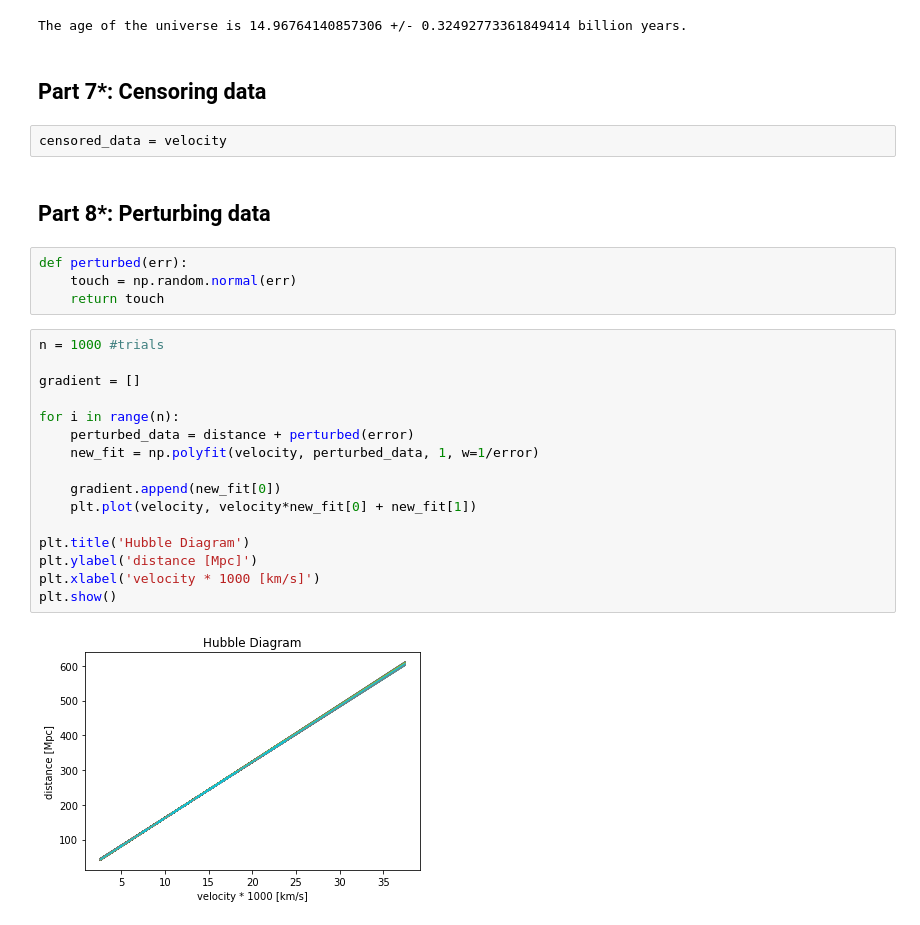
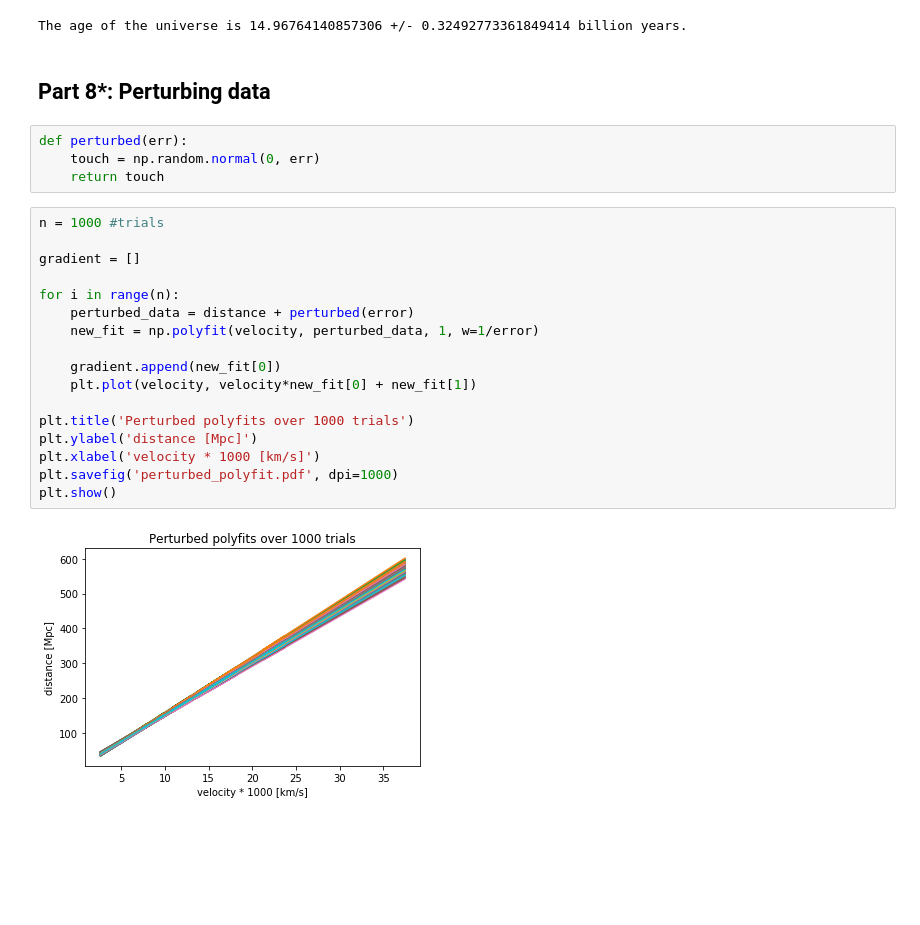
Before and after one commit to LLi1996/astrostat_lab1, a Jupyter notebook: code/lab1_isaac.ipynb, the cells around one changed output. Drawn from its saved outputs; the diff is of its cells as text; blank space fills up the shorter version.

```diff
--- a/code/lab1_isaac.ipynb
+++ b/code/lab1_isaac.ipynb
@@ -258,34 +212,31 @@ error_cov = np.sqrt(cov[0][0])
 print('The age of the universe is {} +/- {} billion years.'.format(age_coversion(best[0]), age_coversion(error_cov)))
 # %% [output]
 The age of the universe is 14.96764140857306 +/- 0.32492773361849414 billion years.
-# %% [markdown]
-## Part 7*: Censoring data
-# %%
-censored_data = velocity
 # %% [markdown]
 ## Part 8*: Perturbing data
 # %%
 def perturbed(err):
-    touch = np.random.normal(err)
+    touch = np.random.normal(0, err)
     return touch
 # %%
 n = 1000 #trials
 
 gradient = []
 
 for i in range(n):
     perturbed_data = distance + perturbed(error)
     new_fit = np.polyfit(velocity, perturbed_data, 1, w=1/error)
 
     gradient.append(new_fit[0])
     plt.plot(velocity, velocity*new_fit[0] + new_fit[1])
 
-plt.title('Hubble Diagram')
+plt.title('Perturbed polyfits over 1000 trials')
 plt.ylabel('distance [Mpc]')
 plt.xlabel('velocity * 1000 [km/s]')
+plt.savefig('perturbed_polyfit.pdf', dpi=1000)
 plt.show()
 # %% [output]
-[figure, old version]
+[figure, new version]
 # %%
 plt.hist(gradient, ec='black')
 plt.title('Perturbed fit gradients over 1000 trials')
```
Also changed, not shown: parts of 10 cells of this notebook, 9 other files.
